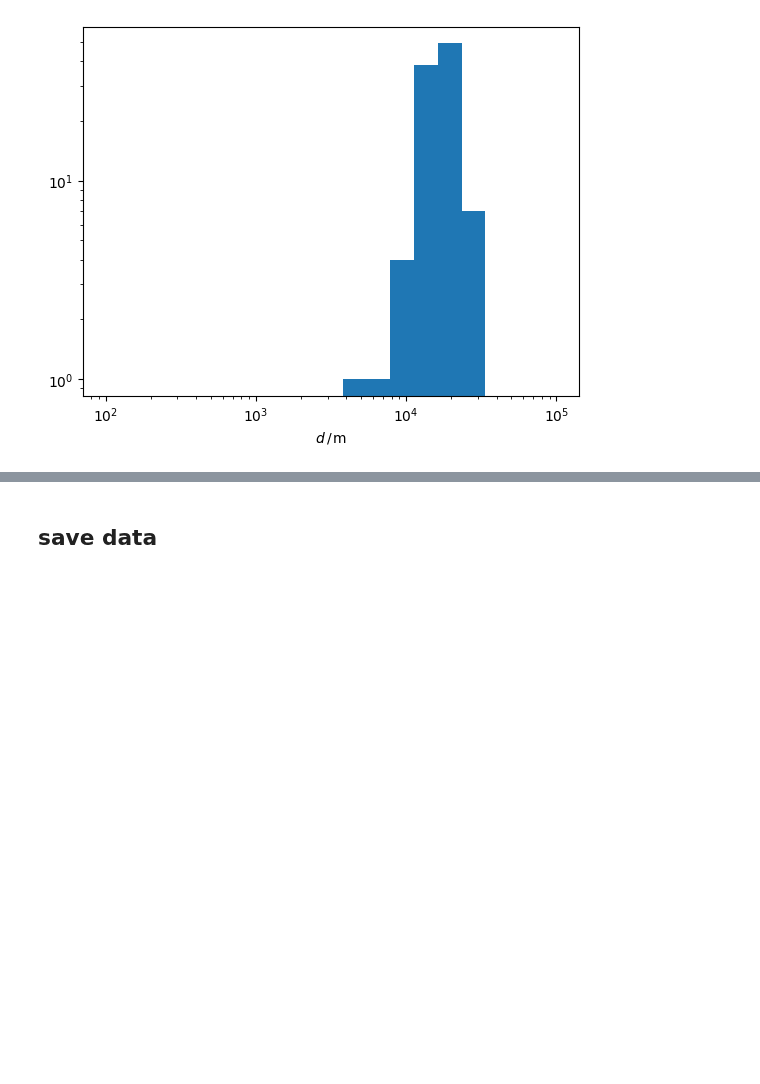
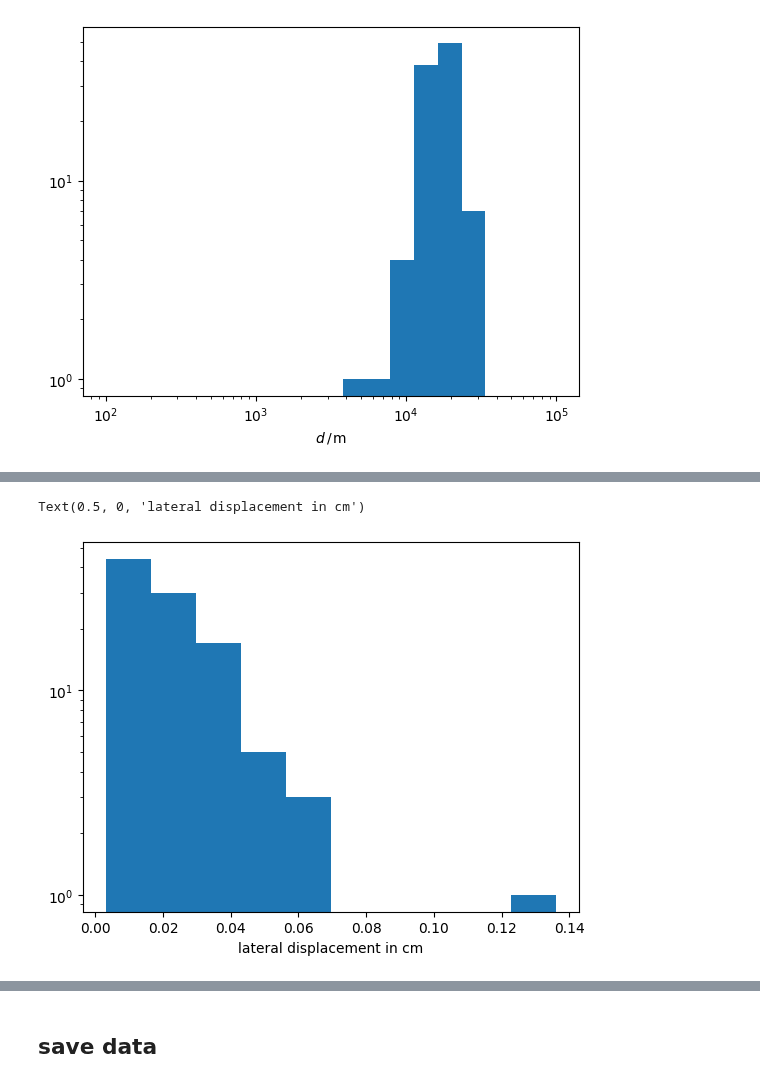
Before and after one commit to pascalgutjahr/muon-deflection-paper, a Jupyter notebook: deflection/deflection_parametrizations/deflection_method_shower_dist.ipynb, the cells around one changed output, grey strips where cells are left out. Cells and saved outputs as stored; diff of their text form; code cells hidden in the pictures; blank space fills up the shorter version.

```diff
--- a/deflection/deflection_parametrizations/deflection_method_shower_dist.ipynb
+++ b/deflection/deflection_parametrizations/deflection_method_shower_dist.ipynb
@@ -228,0 +229,7 @@ Text(0.5, 0, '$\\theta\\,/\\,°$')
+# %%
+plt.hist(d_shower(tracks_x, tracks_y, in_meter=False))
+plt.yscale('log')
+plt.xlabel('lateral displacement in cm')
+# %% [output]
+Text(0.5, 0, 'lateral displacement in cm')
+[figure, added]
```
Also changed, not shown: parts of 10 cells of this notebook, 10 other files.
